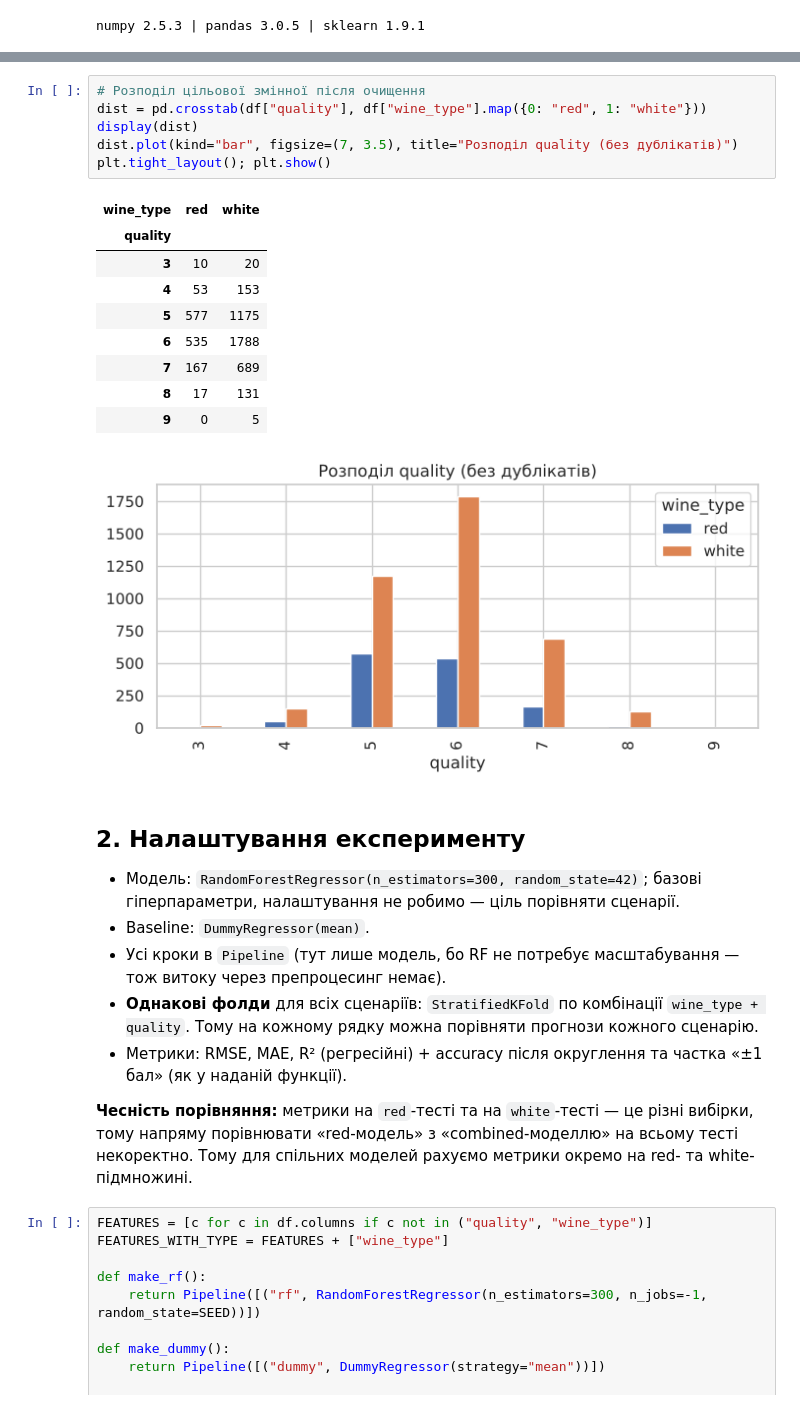
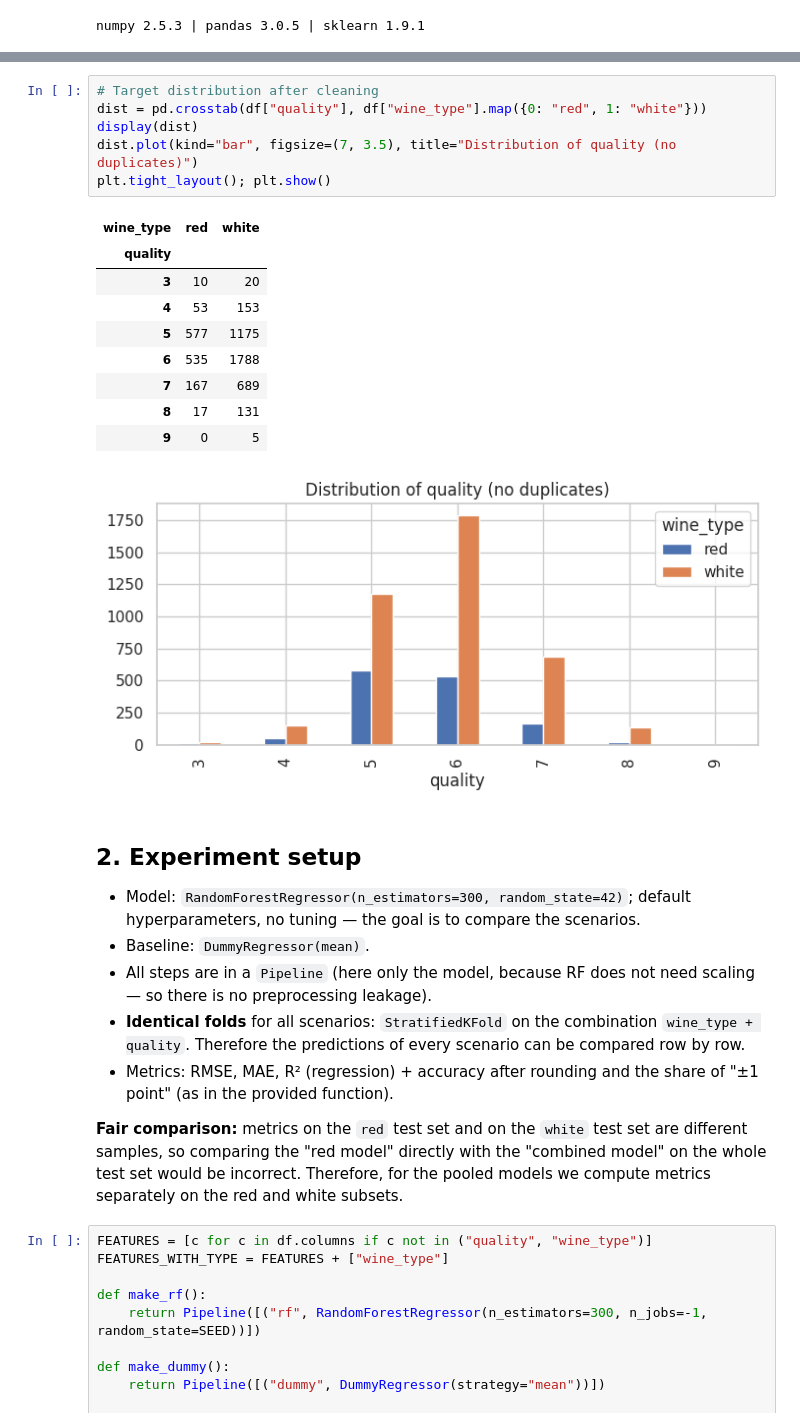
Before and after one commit to timon969/ML_mini-project, a Jupyter notebook: wine_rf_comparison.ipynb, the cells around one changed output, grey strips where cells are left out. Cells and saved outputs as stored; diff of their text form.

```diff
--- a/wine_rf_comparison.ipynb
+++ b/wine_rf_comparison.ipynb
@@ -124,30 +124,30 @@ print("Спільний датасет:", df.shape)
 # %%
-# Розподіл цільової змінної після очищення
+# Target distribution after cleaning
 dist = pd.crosstab(df["quality"], df["wine_type"].map({0: "red", 1: "white"}))
 display(dist)
-dist.plot(kind="bar", figsize=(7, 3.5), title="Розподіл quality (без дублікатів)")
+dist.plot(kind="bar", figsize=(7, 3.5), title="Distribution of quality (no duplicates)")
 plt.tight_layout(); plt.show()
 # %% [output]
 | wine_type | red | white |
 | quality |  |  |
 | 3 | 10 | 20 |
 | 4 | 53 | 153 |
 | 5 | 577 | 1175 |
 | 6 | 535 | 1788 |
 | 7 | 167 | 689 |
 | 8 | 17 | 131 |
 | 9 | 0 | 5 |
-[figure, old version]
+[figure, new version]
 # %% [markdown]
-## 2. Налаштування експерименту
+## 2. Experiment setup
 
-* Модель: `RandomForestRegressor(n_estimators=300, random_state=42)`; базові гіперпараметри, налаштування не робимо — ціль порівняти сценарії.
+* Model: `RandomForestRegressor(n_estimators=300, random_state=42)`; default hyperparameters, no tuning — the goal is to compare the scenarios.
 * Baseline: `DummyRegressor(mean)`.
-* Усі кроки в `Pipeline` (тут лише модель, бо RF не потребує масштабування — тож витоку через препроцесинг немає).
-* **Однакові фолди** для всіх сценаріїв: `StratifiedKFold` по комбінації `wine_type + quality`. Тому на кожному рядку можна порівняти прогнози кожного сценарію.
-* Метрики: RMSE, MAE, R² (регресійні) + accuracy після округлення та частка «±1 бал» (як у наданій функції).
+* All steps are in a `Pipeline` (here only the model, because RF does not need scaling — so there is no preprocessing leakage).
+* **Identical folds** for all scenarios: `StratifiedKFold` on the combination `wine_type + quality`. Therefore the predictions of every scenario can be compared row by row.
+* Metrics: RMSE, MAE, R² (regression) + accuracy after rounding and the share of "±1 point" (as in the provided function).
 
-**Чесність порівняння:** метрики на `red`-тесті та на `white`-тесті — це різні вибірки, тому напряму порівнювати «red-модель» з «combined-моделлю» на всьому тесті некоректно. Тому для спільних моделей рахуємо метрики окремо на red- та white-підмножині.
+**Fair comparison:** metrics on the `red` test set and on the `white` test set are different samples, so comparing the "red model" directly with the "combined model" on the whole test set would be incorrect. Therefore, for the pooled models we compute metrics separately on the red and white subsets.
 # %%
 FEATURES = [c for c in df.columns if c not in ("quality", "wine_type")]
 FEATURES_WITH_TYPE = FEATURES + ["wine_type"]
```
Also changed, not shown: parts of 23 cells of this notebook, 4 other files.
